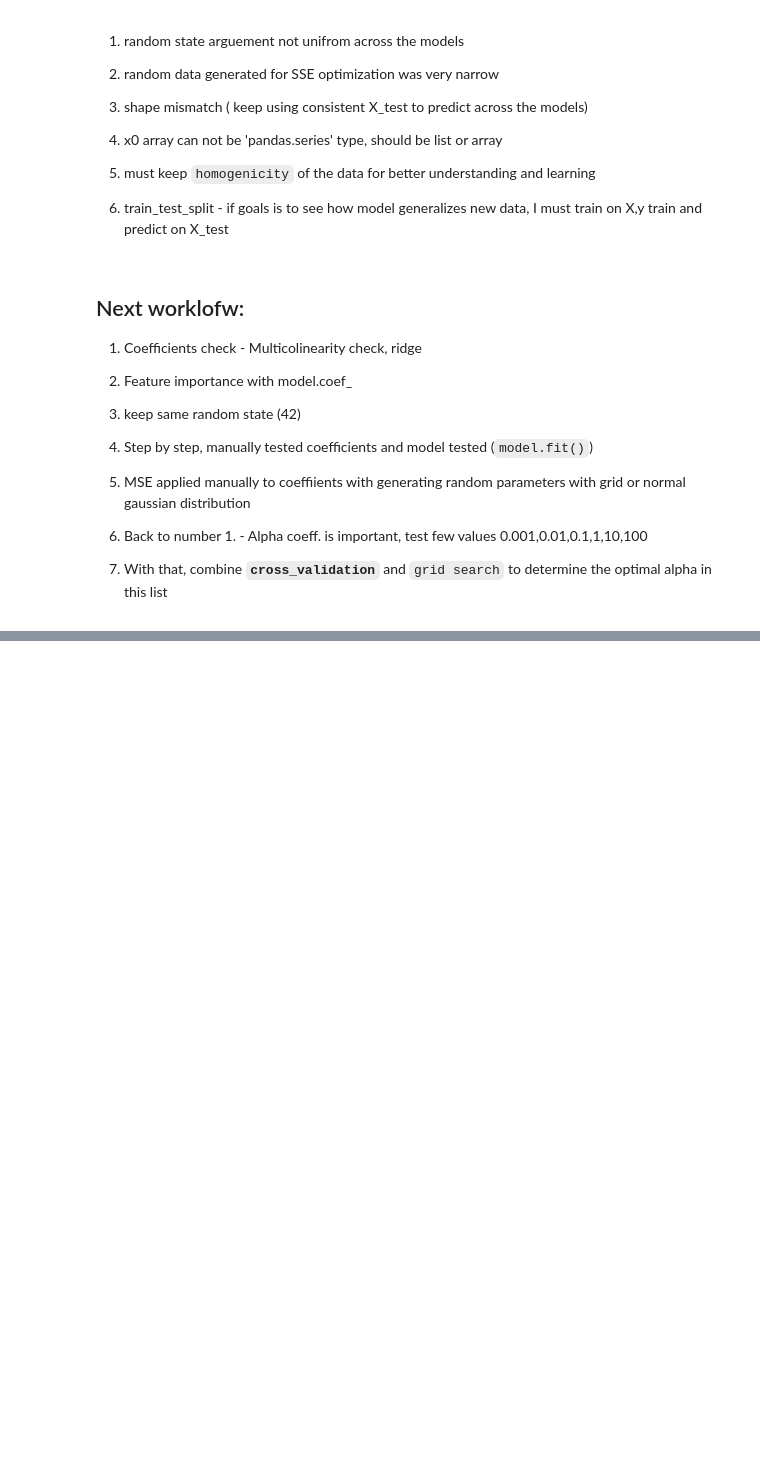
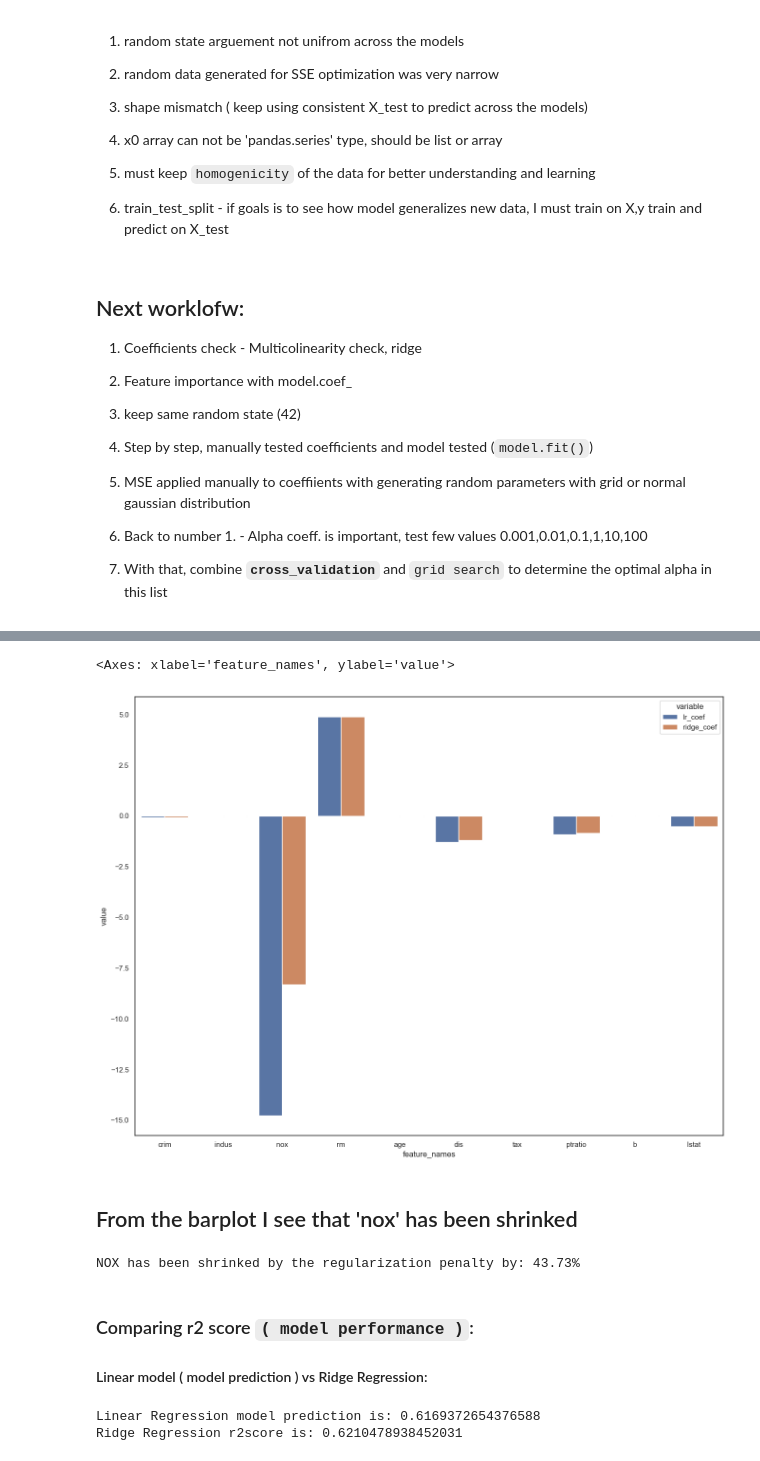
Before and after one commit to Luka-998/PY, a Jupyter notebook: Python Data Science - Learning Path/Final Project/_notebooks/pre_processing.ipynb, the cells around one changed output, grey strips where cells are left out. Cells and saved outputs as stored; diff of their text form; code cells hidden in the pictures; blank space fills up the shorter version.

```diff
--- a/Python Data Science - Learning Path/Final Project/_notebooks/pre_processing.ipynb
+++ b/Python Data Science - Learning Path/Final Project/_notebooks/pre_processing.ipynb
@@ -1008,0 +1063,15 @@ Need fix
+# %%
+X = new_features
+y = new_target
+
+X_train,X_test,y_train,y_test = train_test_split(X,y,test_size=0.2, random_state=42)
+
+scaler = StandardScaler()
+model = ridge_regression
+X_train_scaled = scaler.fit_transform(X_train)
+X_test_scaled = scaler.transform(X_test)
+
+ridge_cv = RidgeCV(alphas=[0.001, 0.01, 0.1,1,10, 100],cv=5)
+ridge_cv.fit(X_train_scaled,y_train)
+
+ridge_cv.coef_
@@ -1008,0 +1092,11 @@ Need fix
+# %%
+X_train, X_test, y_train, y_test = train_test_split(X,y, test_size=.2,random_state=42)
+X,y = make_regression(n_samples=100,n_features=10,n_informative=8,n_targets=1,noise=9)
+
+alpha = [0.001,0.01,0.1,1]
+reg = make_regression(n_samples = 100, n_features=10, n_targets=1, n_informative=8,noise=3)
+for a in alpha:
+    ridge = Ridge(alpha=a)
+    ridge.fit(X_train,y_train)
+    y_pred = ridge.predict(X_test)
+    print(f"Alpha: {a}\nRidge Coeff: {ridge.coef_}\nMSE: {mean_squared_error(y_test,y_pred)}\n----")
@@ -1008,0 +1137,15 @@ Need fix
+# %%
+feature_matrix.columns
+ridge_coef = ridge.coef_
+feature_names=feature_matrix.columns
+
+feature_names
+
+coef_df = pd.DataFrame({'lr_coef':lr_model_coeff,'ridge_coef':ridge_coef,'feature_names':feature_names})
+coef_df
+
+coef_df_long = pd.melt(coef_df, id_vars='feature_names', value_vars=['lr_coef','ridge_coef'])
+#plt.figure(figsize=(16,12))
+#coef_df_long = pd.pivot(coef_df, index ='feature_names', columns = 'feature_names', values ='lr_coef'
+coef_for_vif = coef_df.iloc[:,0]
+coef_for_vif.tolist()
@@ -1008,0 +1163,22 @@ Need fix
+# %%
+plt.figure(figsize=(16,12))
+sns.barplot(data=coef_df_long,x='feature_names',y='value', hue='variable')
+# %% [output]
+<Axes: xlabel='feature_names', ylabel='value'>
+[figure, added]
+# %% [markdown]
+## From the barplot I see that 'nox' has been shrinked
+# %%
+reduced_by =(ridge_coef[2]/lr_model_coeff[2])
+print (f'NOX has been shrinked by the regularization penalty by: {(1 - reduced_by)*100:.2f}%')
+# %% [output]
+NOX has been shrinked by the regularization penalty by: 43.73%
+# %% [markdown]
+### Comparing r2 score `( model performance )`:
+
+#### Linear model ( model prediction ) vs Ridge Regression:
+# %%
+print(f"Linear Regression model prediction is: {r2score_model_attempt2}\nRidge Regression r2score is: {r2score}")
+# %% [output]
+Linear Regression model prediction is: 0.6169372654376588
+Ridge Regression r2score is: 0.6210478938452031
```
Also changed, not shown: parts of 46 cells of this notebook, 2 other files.
